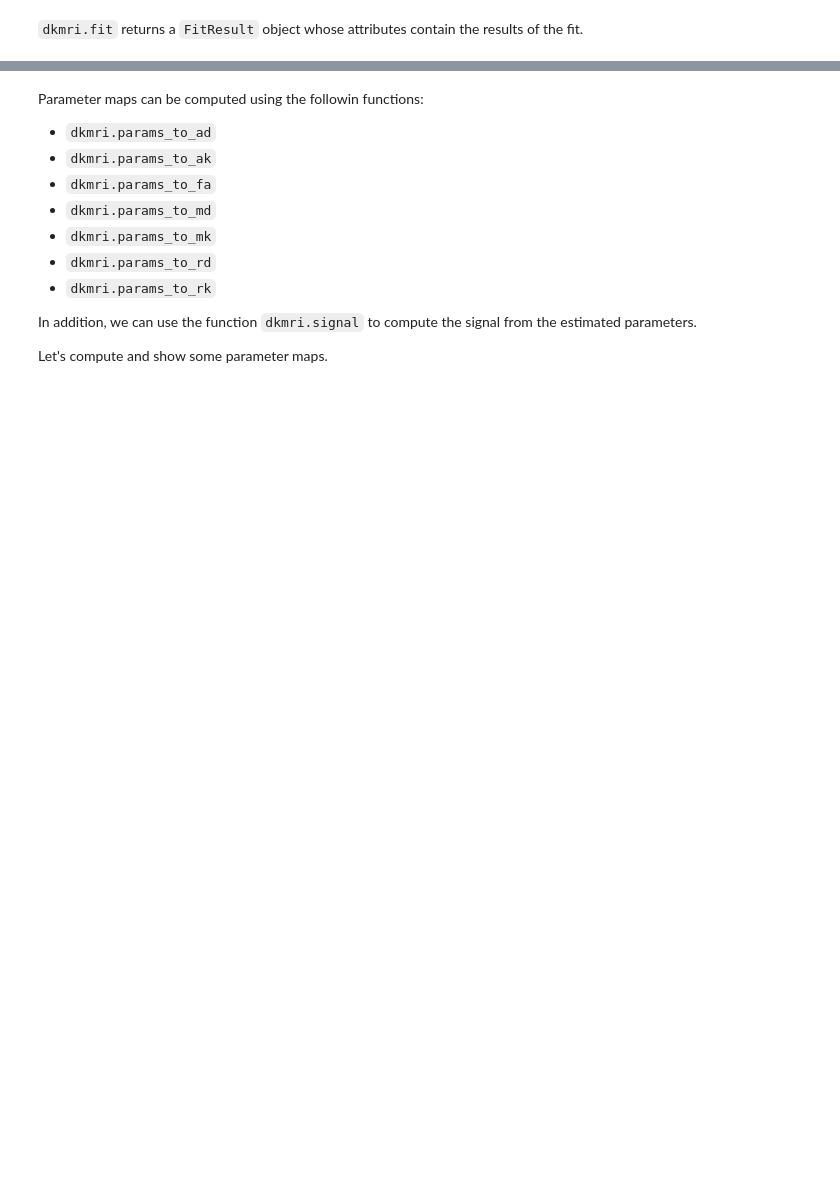
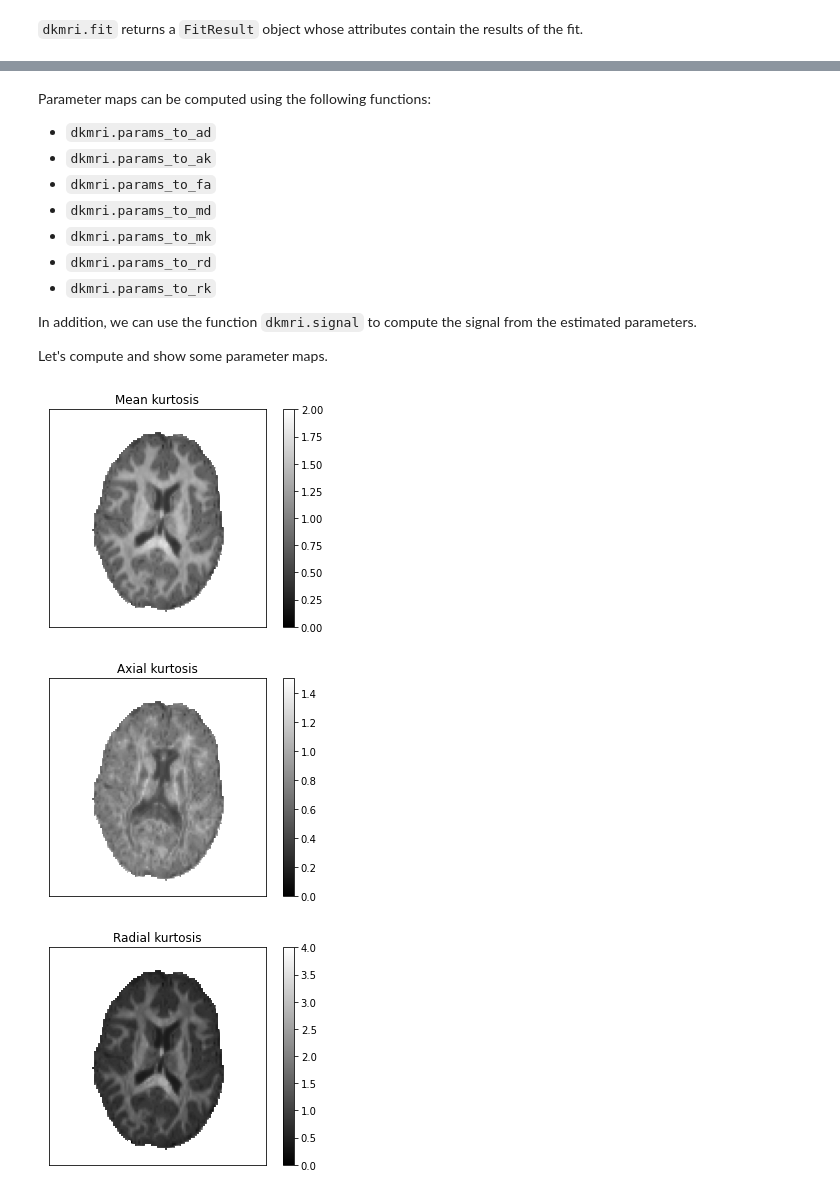
Before and after one commit to kerkelae/dkmri, a Jupyter notebook: docs/example.ipynb, the cells around one changed output, grey strips where cells are left out. Cells and saved outputs as stored; diff of their text form; code cells hidden in the pictures; blank space fills up the shorter version.

```diff
--- a/docs/example.ipynb
+++ b/docs/example.ipynb
@@ -10,9 +10,9 @@ import numpy as np
 # %% [markdown]
 Then, let's load a dataset to work on. Replace the code below with code that loads your data.
 # %%
-data = nib.load("data.nii.gz").get_fdata()
-bvals = np.loadtxt("data.bval")
-bvecs = np.loadtxt("data.bvec").T
+data = nib.load("dwi.nii.gz").get_fdata()
+bvals = np.loadtxt("dwi.bval")
+bvecs = np.loadtxt("dwi.bvec").T
 mask = nib.load("mask.nii.gz").get_fdata().astype(bool)
 # %% [markdown]
 The diffusion kurtosis imaging signal model can be fit to data using the function `dkmri.fit`. The docstring contains important information about the function:
@@ -49,5 +75,5 @@ fit_result?
 # %% [markdown]
-Parameter maps can be computed using the followin functions:
+Parameter maps can be computed using the following functions:
 
 - `dkmri.params_to_ad`
 - `dkmri.params_to_ak`
@@ -61,28 +87,35 @@ In addition, we can use the function `dkmri.signal` to compute the signal from t
 
 Let's compute and show some parameter maps.
 # %%
-z = 40
+z = 35
 
 mk = dkmri.params_to_mk(fit_result.params, mask)
+mk[~mask] = np.nan
 plt.imshow(np.rot90(mk[..., z]), vmin=0, vmax=2, cmap="gray")
 plt.colorbar()
 plt.title("Mean kurtosis")
 plt.xticks([])
 plt.yticks([])
 plt.show()
 
 ak = dkmri.params_to_ak(fit_result.params, mask)
+ak[~mask] = np.nan
 plt.imshow(np.rot90(ak[..., z]), vmin=0, vmax=1.5, cmap="gray")
 plt.colorbar()
 plt.title("Axial kurtosis")
 plt.xticks([])
 plt.yticks([])
 plt.show()
 
 rk = dkmri.params_to_rk(fit_result.params, mask)
+rk[~mask] = np.nan
 plt.imshow(np.rot90(rk[..., z]), vmin=0, vmax=4, cmap="gray")
 plt.colorbar()
 plt.title("Radial kurtosis")
 plt.xticks([])
 plt.yticks([])
 plt.show()
+# %% [output]
+[figure, added]
+[figure, added]
+[figure, added]
```
Also changed, not shown: parts of 6 cells of this notebook, 1 other file.
